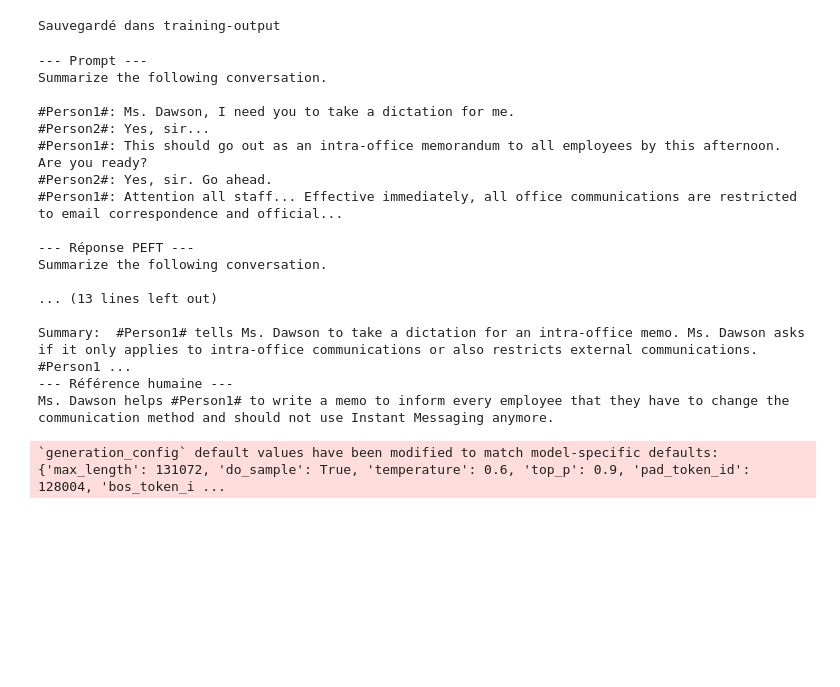
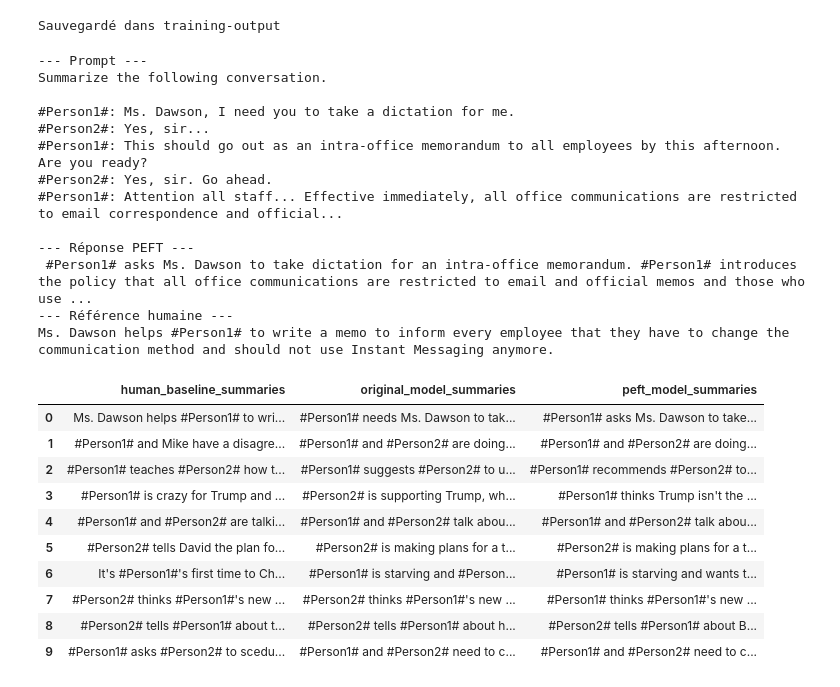
Before and after one commit to Florian-Audouard/tp-fine-tuning, a Jupyter notebook: final_question.ipynb, the cells around one changed output. Drawn from its saved outputs; the diff is of its cells as text; code cells hidden in the pictures; blank space fills up the shorter version.

```diff
--- a/final_question.ipynb
+++ b/final_question.ipynb
@@ -249,6 +286,9 @@ print(f"Sauvegardé dans {SAVE_DIR}")
 Sauvegardé dans training-output
 # %%
 from peft import PeftModel
+
+# Set back to left padding for generation
+tokenizer.padding_side = "left"
 
 original_model = AutoModelForCausalLM.from_pretrained(
     MODEL_NAME,
@@ -270,12 +310,19 @@ inputs = tokenizer(test_prompt, return_tensors="pt").to(peft_llama.device)
 
 outputs = peft_llama.generate(
     **inputs,
-    generation_config=GenerationConfig(max_new_tokens=128, temperature=0.7),
+    generation_config=GenerationConfig(
+        max_new_tokens=128, temperature=0.7, do_sample=True
+    ),
 )
+# Decode only the NEW tokens (not the prompt)
+generated_text = tokenizer.decode(
+    outputs[0][inputs["input_ids"].shape[1] :], skip_special_tokens=True
+)
+
 print("--- Prompt ---")
 print(test_prompt[:400] + "...\n")
 print("--- Réponse PEFT ---")
-print(tokenizer.decode(outputs[0], skip_special_tokens=True))
+print(generated_text)
 print("--- Référence humaine ---")
 print(test_summary)
 # %% [output]
@@ -289,11 +336,7 @@ Summarize the following conversation.
 #Person1#: Attention all staff... Effective immediately, all office communications are restricted to email correspondence and official...
 
 --- Réponse PEFT ---
-Summarize the following conversation.
-
-... (13 lines left out)
-
-Summary:  #Person1# tells Ms. Dawson to take a dictation for an intra-office memo. Ms. Dawson asks if it only applies to intra-office communications or also restricts external communications. #Person1 ...
+ #Person1# asks Ms. Dawson to take dictation for an intra-office memorandum. #Person1# introduces the policy that all office communications are restricted to email and official memos and those who use ...
 --- Référence humaine ---
 Ms. Dawson helps #Person1# to write a memo to inform every employee that they have to change the communication method and should not use Instant Messaging anymore.
 # %%
@@ -305,48 +348,65 @@ dialogues = dataset["test"][0:10]["dialogue"]
 human_baseline_summaries = dataset["test"][0:10]["summary"]
 
 original_model_summaries = []
-instruct_model_summaries = []
 peft_model_summaries = []
 
 for idx, dialogue in tqdm(enumerate(dialogues)):
-    prompt = f"""
-Summarize the following conversation.
+    prompt = build_prompt(dialogue)
+    inputs = tokenizer(prompt, return_tensors="pt", padding=True).to(device)
+    prompt_length = inputs["input_ids"].shape[1]
 
-{dialogue}
-
-Summary: """
-    input_ids = tokenizer(prompt, return_tensors="pt").input_ids.to(device)
-
-    human_baseline_text_output = human_baseline_summaries[idx]
+    # Generate with original model - use consistent generation config
+    gen_config = GenerationConfig(
+        max_new_tokens=150,
+        pad_token_id=tokenizer.pad_token_id,
+        eos_token_id=tokenizer.eos_token_id,
+        do_sample=False,  # Greedy for fair comparison
+    )
 
     original_model_outputs = original_model.to(device).generate(
-        input_ids=input_ids, generation_config=GenerationConfig(max_new_tokens=200)
+        **inputs,
+        generation_config=gen_config,
     )
     original_model_text_output = tokenizer.decode(
-        original_model_outputs[0], skip_special_tokens=True
-    )
+        original_model_outputs[0][prompt_length:], skip_special_tokens=True
+    ).strip()
 
-    peft_model_outputs = peft_model.to(device).generate(
-        input_ids=input_ids, generation_config=GenerationConfig(max_new_tokens=200)
+    # Generate with PEFT model
+    peft_model_outputs = peft_llama.to(device).generate(
+        **inputs,
+        generation_config=gen_config,
     )
     peft_model_text_output = tokenizer.decode(
-        peft_model_outputs[0], skip_special_tokens=True
-    )
+        peft_model_outputs[0][prompt_length:], skip_special_tokens=True
+    ).strip()
+
     original_model_summaries.append(original_model_text_output)
     peft_model_summaries.append(peft_model_text_output)
+
 
 zipped_summaries = list(
     zip(human_baseline_summaries, original_model_summaries, peft_model_summaries)
 )
 
 df = pd.DataFrame(
     zipped_summaries,
     columns=[
         "human_baseline_summaries",
         "original_model_summaries",
         "peft_model_summaries",
     ],
 )
+df
 # %% [output]
-`generation_config` default values have been modified to match model-specific defaults: {'max_length': 131072, 'do_sample': True, 'temperature': 0.6, 'top_p': 0.9, 'pad_token_id': 128004, 'bos_token_i ...
+|  | human_baseline_summaries | original_model_summaries | peft_model_summaries |
+| 0 | Ms. Dawson helps #Person1# to wri... | #Person1# needs Ms. Dawson to tak... | #Person1# asks Ms. Dawson to take... |
+| 1 | #Person1# and Mike have a disagre... | #Person1# and #Person2# are doing... | #Person1# and #Person2# are doing... |
+| 2 | #Person1# teaches #Person2# how t... | #Person1# suggests #Person2# to u... | #Person1# recommends #Person2# to... |
+| 3 | #Person1# is crazy for Trump and ... | #Person2# is supporting Trump, wh... | #Person1# thinks Trump isn't the ... |
+| 4 | #Person1# and #Person2# are talki... | #Person1# and #Person2# talk abou... | #Person1# and #Person2# talk abou... |
+| 5 | #Person2# tells David the plan fo... | #Person2# is making plans for a t... | #Person2# is making plans for a t... |
+| 6 | It's #Person1#'s first time to Ch... | #Person1# is starving and #Person... | #Person1# is starving and wants t... |
+| 7 | #Person2# thinks #Person1#'s new ... | #Person2# thinks #Person1#'s new ... | #Person1# thinks #Person1#'s new ... |
+| 8 | #Person2# tells #Person1# about t... | #Person2# tells #Person1# about h... | #Person2# tells #Person1# about B... |
+| 9 | #Person1# asks #Person2# to scedu... | #Person1# and #Person2# need to c... | #Person1# and #Person2# need to c... |
 # %%
```
Also changed, not shown: parts of 8 cells of this notebook, 1 other file.
